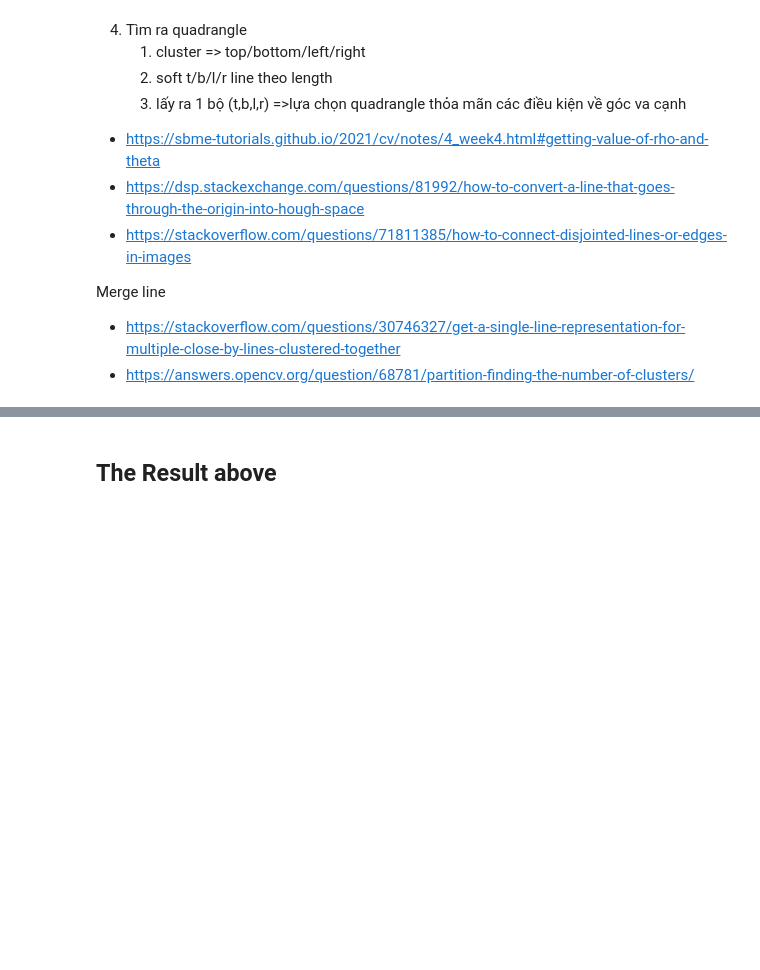
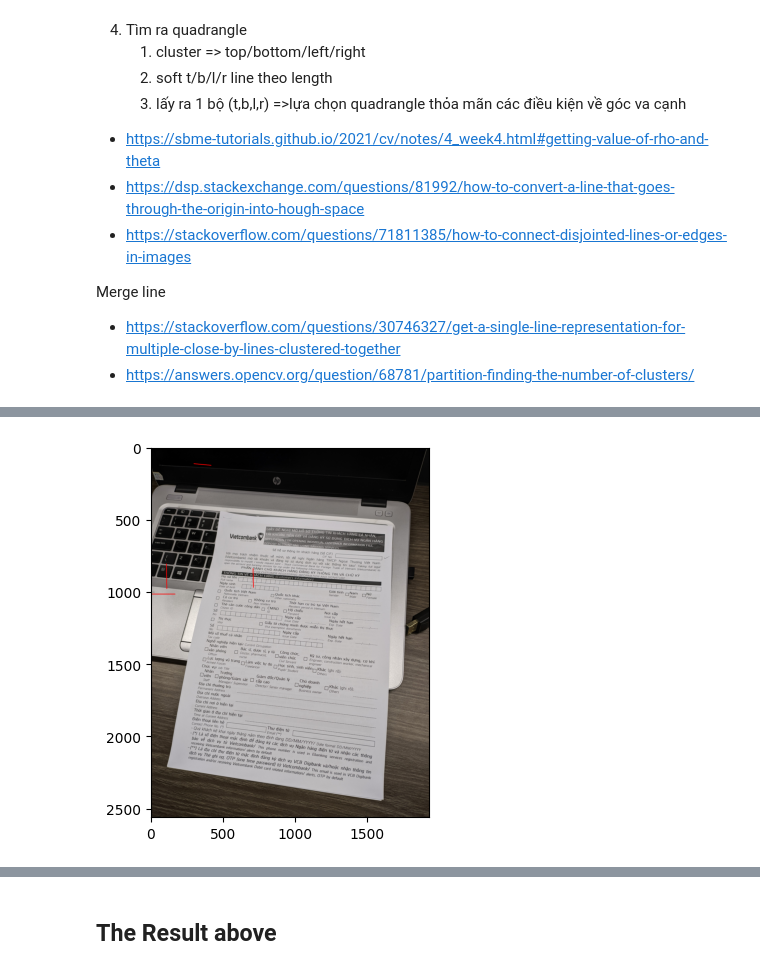
Before and after one commit to dqhuy/kuka-py, a Jupyter notebook: kuka.lab/kuka-perspective-doc.ipynb, the cells around one changed output, grey strips where cells are left out. Saved outputs shown, nothing was run; the diff lists cells and outputs as text; code cells hidden in the pictures; blank space fills up the shorter version.

```diff
--- a/kuka.lab/kuka-perspective-doc.ipynb
+++ b/kuka.lab/kuka-perspective-doc.ipynb
@@ -548,0 +292,12 @@ Can not crop document
+# %%
+#getQuadrangleByLength([tl],[bl],[ll],[rl],src)
+
+debugImg= src.copy()
+drawLinePoint(debugImg,[tl[0:4]],(0,0,255),3)
+drawLinePoint(debugImg,[bl[0:4]],(0,0,255),3)
+drawLinePoint(debugImg,[ll[0:4]],(0,0,255),3)
+drawLinePoint(debugImg,[rl[0:4]],(0,0,255),3)
+plt.imshow(cv2.cvtColor(debugImg,cv2.COLOR_BGR2RGB))
+plt.show()
+# %% [output]
+[figure, added]
```
Also changed, not shown: parts of 11 cells of this notebook, 3 other files.
